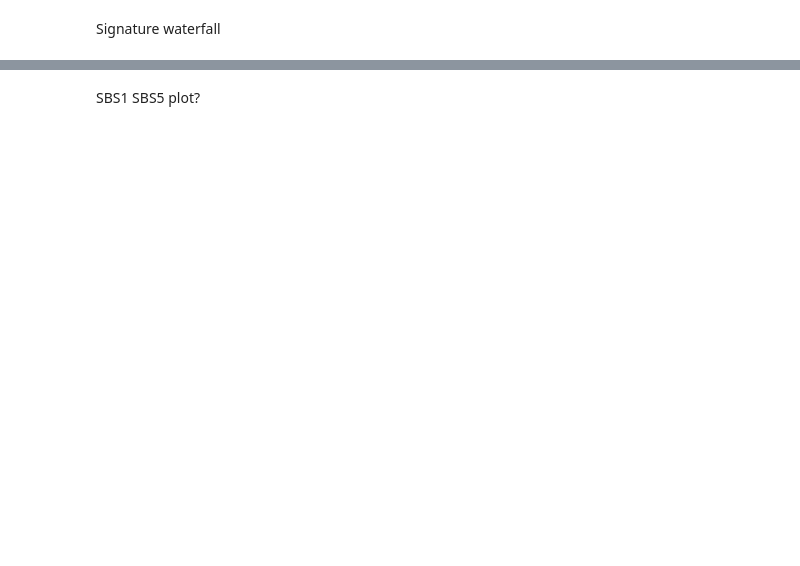
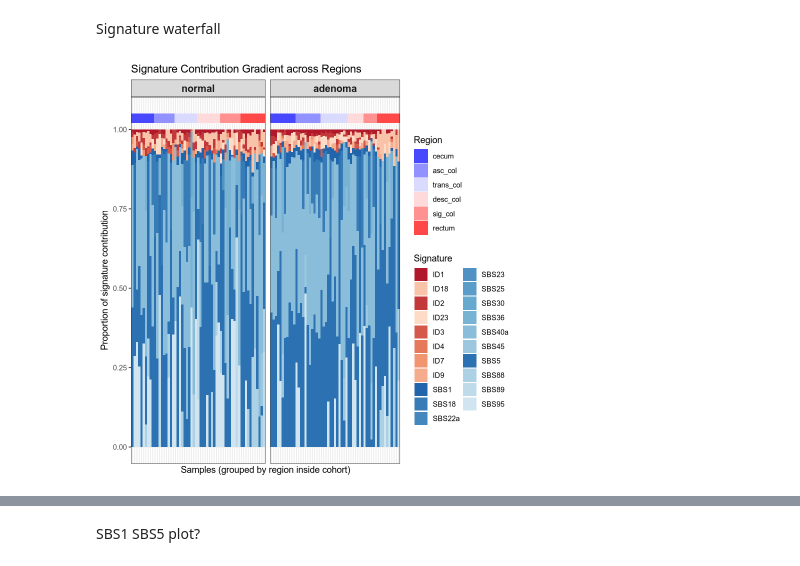
Before and after one commit to laurelhiatt/SEMIColon, a Jupyter notebook: scripts/figures/Figure2.ipynb, the cells around one changed output, grey strips where cells are left out. Saved outputs shown, nothing was run; the diff lists cells and outputs as text; code cells hidden in the pictures; blank space fills up the shorter version.

```diff
--- a/scripts/figures/Figure2.ipynb
+++ b/scripts/figures/Figure2.ipynb
@@ -711,12 +854,14 @@ Stacked bar signatures
 # %%
-sig_prefixes <- c("^SBS", "^ID", "^DBS")  # prefixes for signature columns
 cor_method <- "spearman"                  # "pearson" or "spearman"
 alpha <- 0.05                              # significance cutoff (FDR-adjusted)
 
+df_raw <- Hiatt
 # ---------- LOAD DATA ----------
 # find signature columns
 all_cols <- names(df_raw)
 sig_cols <- all_cols[Reduce(`|`, lapply(sig_prefixes, function(p) grepl(p, all_cols)))]
+sig_cols <- sig_cols[!grepl("_", sig_cols)]
+
 sig_cols
 
 if (length(sig_cols) < 2) stop("Not enough signature columns found.")
@@ -805,22 +950,8 @@ if (nrow(sig_table) == 0) {
 # %%
 ### Signature by age (maybe separate clocklike from early life (SBS89))
 
-library(dplyr)
-library(tidyr)
-library(stringr)
-library(ggplot2)
-library(broom)
-library(purrr)
-
 # choose minimum distinct-x rows required to attempt a smoothing/regression
-min_points_for_smooth <- 3
-
-# signature column detection (same as your original)
-sig_prefixes <- c("^SBS", "^ID", "^DBS")
-prefix_no_caret <- str_replace(sig_prefixes, "^\\^", "")
-sig_regex <- paste0("^(", paste(prefix_no_caret, collapse = "|"), ")")
-sig_cols <- grep(sig_regex, names(Hiatt), value = TRUE)
-if (length(sig_cols) == 0) stop("No signature columns found matching: ", sig_regex)
+min_points_for_smooth <- 2
 
 # safe helper: return age_z term tidy row or NULL
 safe_age_lm <- possibly(function(df) {
@@ -1036,71 +1289,12 @@ for (sig in sig_cols) {
 # %% [markdown]
 Signature waterfall
 # %%
-make_stacked_plot_cosmic_gradient <- function(df, sig_cols, title, region_order) {
-
-  # 1. Prepare long format
-  df_long <- df %>%
-    select(crypt_sample, region, cohort, all_of(sig_cols)) %>%
-    pivot_longer(cols = all_of(sig_cols),
-                 names_to = "signature",
-                 values_to = "value") %>%
-    group_by(crypt_sample) %>%
-    mutate(total = sum(value),
-           prop = ifelse(total == 0, 0, value / total)) %>%
-    ungroup() %>%
-    mutate(region = factor(region, levels = region_order)) %>%
-    arrange(cohort, region) %>%
-    mutate(xid = paste(cohort, region, crypt_sample, sep = "_"))
-
-  df_long$xid <- factor(df_long$xid, levels = unique(df_long$xid))
-
-  # 2. Region strip (gradient)
-  region_strip <- df_long %>%
-    select(xid, region, cohort) %>%
-    distinct() %>%
-    mutate(ymin = 1.02, ymax = 1.05)
-
-  # 3. Dynamic signature colors
-  n_sigs <- length(sig_cols)
-  sig_colors <- colorRampPalette(brewer.pal(min(8, n_sigs), "Dark2"))(n_sigs)
-  names(sig_colors) <- sig_cols
-
-  # 4. Generate gradient colors for regions (diverging from blue to red)
-  region_colors <- colorRampPalette(c("blue", "white", "red"))(length(region_order))
-  names(region_colors) <- region_order
-
-  # 5. Plot
-  ggplot() +
-    # stacked bars
-    geom_col(data = df_long, aes(x = xid, y = prop, fill = signature), width = 1) +
-    scale_fill_manual(values = sig_colors, name = "Signature") +
-    ggnewscale::new_scale_fill() +
-    # region strip on top
-    geom_tile(data = region_strip, aes(x = xid, y = (ymin+ymax)/2, fill = region), height = 0.03) +
-    scale_fill_manual(values = region_colors, name = "Region") +
-    # No vertical lines
-    facet_grid(~ cohort, scales = "free_x", space = "free_x") +
-    theme_bw() +
-    theme(
-      axis.text.x = element_blank(),
-      axis.ticks.x = element_blank(),
-      strip.text = element_text(size = 12, face = "bold")
-    ) +
-    ylab("Proportion of signature contribution") +
-    xlab("Samples (grouped by region inside cohort)") +
-    ggtitle(title) +
-    guides(fill = guide_legend(ncol = 2))
-}
-
-region_order <- c("Right", "cecum", "asc_col", "trans_col", "desc_col", "sig_col", "rectum", "Left")
-
-p_SBS <- make_stacked_plot_cosmic_gradient(
-  Hiatt_clean, sbs_cols, "SBS Signatures", region_order
-)
-
-p_SBS
-
-p_ID <- make_stacked_plot_cosmic_gradient(
-  Hiatt_clean, id_cols,  "ID Signatures", region_order)
-
-p_ID
+title <- "Signature Contribution Gradient across Regions"
+SBS_cols <- sig_cols[grepl("^SBS", sig_cols)]
+ID_cols  <- sig_cols[grepl("^ID",  sig_cols)]
+p <- make_stacked_plot_cosmic_gradient(Hiatt, sig_cols, title, region_order)
+print(p)
+make_stacked_plot_cosmic_gradient(Hiatt, SBS_cols, title, region_order)
+make_stacked_plot_cosmic_gradient(Hiatt, ID_cols, title, region_order)
+# %% [output]
+[figure, added]
```
Also changed, not shown: parts of 53 cells of this notebook, 1 other file.
